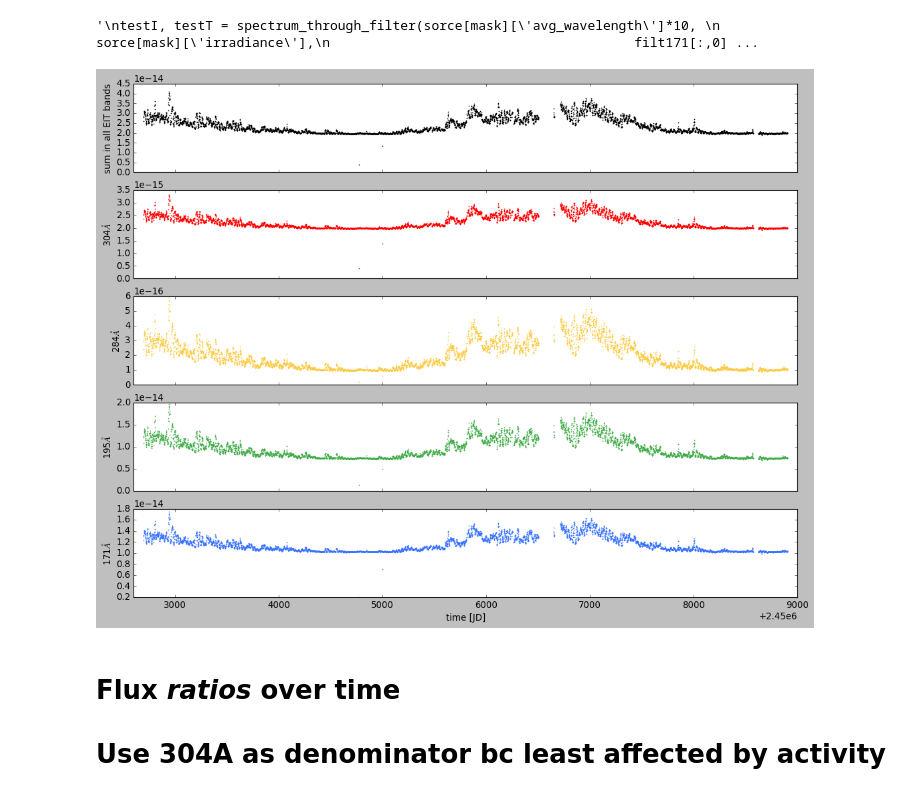
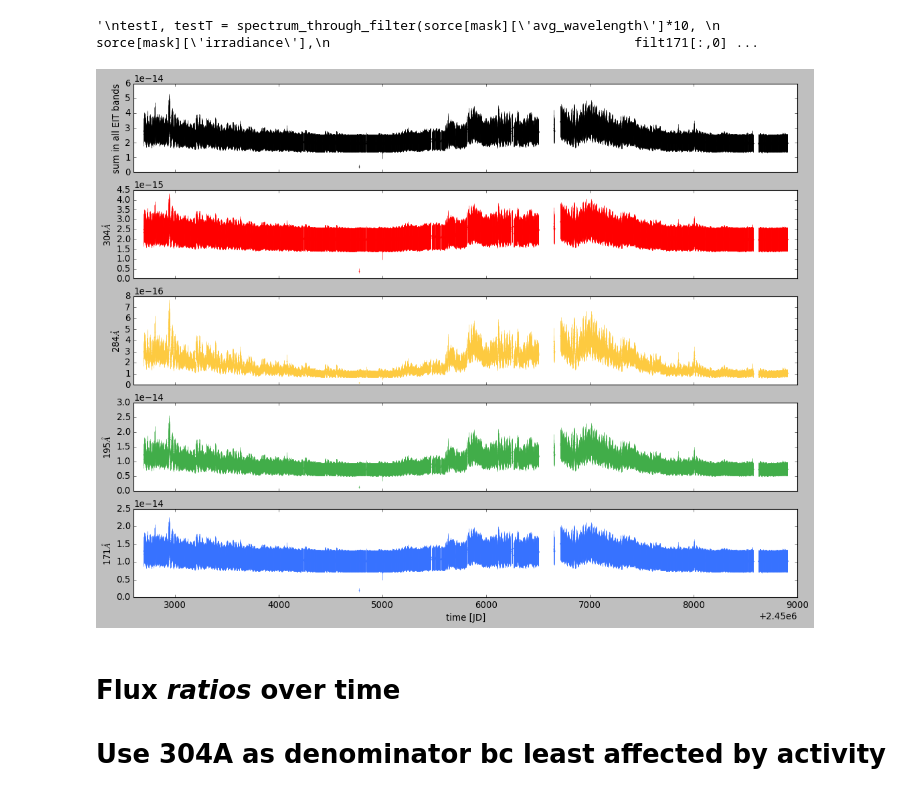
Before and after one commit to esandford/archivalSOHO, a Jupyter notebook: data/SORCE_fluxratios_overtime.ipynb, the cells around one changed output. Saved outputs shown, nothing was run; the diff lists cells and outputs as text; code cells hidden in the pictures.

Commit message:
propagated SORCE uncertainties, assuming a blanket 30% uncertainty for the XPS data points (see lab notebook pgs 191-192)

```diff
--- a/data/SORCE_fluxratios_overtime.ipynb
+++ b/data/SORCE_fluxratios_overtime.ipynb
@@ -267,8 +275,11 @@ def spectrum_through_filter(wavelength, flux, filterWavelength, filterTransmissi
     interpFlux = np.interp(filterWavelength, wavelength, flux)
     transmittedFlux = interpFlux*filterTransmission
 
-    #return interpFlux, transmittedFlux
-    return np.sum(transmittedFlux)
+    transmittedFlux_total = np.sum(transmittedFlux)
+    #assume blanket 30% flux uncertainty on XPS data (see lab notebook pgs 191-192)
+    transmittedFlux_total_unc = np.sum(0.3*interpFlux*filterTransmission)
+
+    return transmittedFlux_total, transmittedFlux_total_unc
 # %%
 """
 testI, testT = spectrum_through_filter(sorce[mask]['avg_wavelength']*10,
@@ -312,47 +323,53 @@ XPSsorce = sorce[XPSmask]
 uniqueDates = np.sort(np.unique(XPSsorce['jd']))
 numDates = len(uniqueDates)
 
-transmittedFlux = np.zeros((numDates, 6))
+transmittedFlux = np.zeros((numDates, 11))
 
 for i, d in enumerate(uniqueDates):
     mask = XPSsorce['jd'] == d
 
-    f171 = spectrum_through_filter(XPSsorce[mask]['avg_wavelength']*10, XPSsorce[mask]['irradiance'],filt171[:,0],filt171[:,1])
-    f195 = spectrum_through_filter(XPSsorce[mask]['avg_wavelength']*10, XPSsorce[mask]['irradiance'],filt195[:,0],filt195[:,1])
-    f284 = spectrum_through_filter(XPSsorce[mask]['avg_wavelength']*10, XPSsorce[mask]['irradiance'],filt284[:,0],filt284[:,1])
-    f304 = spectrum_through_filter(XPSsorce[mask]['avg_wavelength']*10, XPSsorce[mask]['irradiance'],filt304[:,0],filt304[:,1])
+    #assume blanket 30% flux uncertainty on XPS data (see lab notebook pgs 191-192)
+    f171, u171 = spectrum_through_filter(XPSsorce[mask]['avg_wavelength']*10, XPSsorce[mask]['irradiance'],filt171[:,0],filt171[:,1])
+    f195, u195 = spectrum_through_filter(XPSsorce[mask]['avg_wavelength']*10, XPSsorce[mask]['irradiance'],filt195[:,0],filt195[:,1])
+    f284, u284 = spectrum_through_filter(XPSsorce[mask]['avg_wavelength']*10, XPSsorce[mask]['irradiance'],filt284[:,0],filt284[:,1])
+    f304, u304 = spectrum_through_filter(XPSsorce[mask]['avg_wavelength']*10, XPSsorce[mask]['irradiance'],filt304[:,0],filt304[:,1])
 
-    fUV = spectrum_through_filter(XPSsorce[mask]['avg_wavelength']*10, XPSsorce[mask]['irradiance'],filterSumWavelengths,filterSumTransmission)
+    fUV, uUV = spectrum_through_filter(XPSsorce[mask]['avg_wavelength']*10, XPSsorce[mask]['irradiance'],filterSumWavelengths,filterSumTransmission)
 
     transmittedFlux[i,0] = d
     transmittedFlux[i,1] = f171
-    transmittedFlux[i,2] = f195
-    transmittedFlux[i,3] = f284
-    transmittedFlux[i,4] = f304
-    transmittedFlux[i,5] = fUV
+    transmittedFlux[i,2] = u171
+    transmittedFlux[i,3] = f195
+    transmittedFlux[i,4] = u195
+    transmittedFlux[i,5] = f284
+    transmittedFlux[i,6] = u284
+    transmittedFlux[i,7] = f304
+    transmittedFlux[i,8] = u304
+    transmittedFlux[i,9] = fUV
+    transmittedFlux[i,10] = uUV
 
-np.savetxt("./SORCE/SORCEfluxTransmittedThroughEITFilters.txt", transmittedFlux, fmt='%.18e', header = 'date[JD] transmitted_flux_171[arb.units] transmitted_flux_195[arb.units] transmitted_flux_284[arb.units] transmitted_flux_304[arb.units] transmitted_flux_sumEITBands[arb.units]')
+np.savetxt("./SORCE/SORCEfluxTransmittedThroughEITFilters.txt", transmittedFlux, fmt='%.18e', header = 'date[JD] transmitted_flux_171[arb.units] transmitted_flux_171_unc[arb.units] transmitted_flux_195[arb.units] transmitted_flux_195_unc[arb.units] transmitted_flux_284[arb.units] transmitted_flux_284_unc[arb.units] transmitted_flux_304[arb.units] transmitted_flux_304_unc[arb.units] transmitted_flux_sumEITBands[arb.units] transmitted_flux_sumEITBands_unc[arb.units]')
 # %%
 fig, axes = plt.subplots(5,1, sharex=True,figsize=(16,12))
-axes[0].plot(transmittedFlux[:,0], transmittedFlux[:,5],marker='.',ms=2,ls='None',color='k')
-axes[1].plot(transmittedFlux[:,0], transmittedFlux[:,4],marker='.',ms=2,ls='None',color='r')
-axes[2].plot(transmittedFlux[:,0], transmittedFlux[:,3],marker='.',ms=2,ls='None',color='#fdca40')
-axes[3].plot(transmittedFlux[:,0], transmittedFlux[:,2],marker='.',ms=2,ls='None',color='#41ad49')
-axes[4].plot(transmittedFlux[:,0], transmittedFlux[:,1],marker='.',ms=2,ls='None',color='#3772ff')
+axes[0].errorbar(transmittedFlux[:,0], transmittedFlux[:,9], transmittedFlux[:,10], marker='.',ms=2,ls='None',color='k',elinewidth=0.5,capsize=0)
+axes[1].errorbar(transmittedFlux[:,0], transmittedFlux[:,7], transmittedFlux[:,8], marker='.',ms=2,ls='None',color='r',elinewidth=0.5,capsize=0)
+axes[2].errorbar(transmittedFlux[:,0], transmittedFlux[:,5], transmittedFlux[:,6],marker='.',ms=2,ls='None',color='#fdca40',elinewidth=0.5,capsize=0)
+axes[3].errorbar(transmittedFlux[:,0], transmittedFlux[:,3], transmittedFlux[:,4],marker='.',ms=2,ls='None',color='#41ad49',elinewidth=0.5,capsize=0)
+axes[4].errorbar(transmittedFlux[:,0], transmittedFlux[:,1], transmittedFlux[:,2],marker='.',ms=2,ls='None',color='#3772ff',elinewidth=0.5,capsize=0)
 
 axes[0].set_ylabel("sum in all EIT bands")
 axes[1].set_ylabel(r"304$\AA$")
 axes[2].set_ylabel(r"284$\AA$")
 axes[3].set_ylabel(r"195$\AA$")
 axes[4].set_ylabel(r"171$\AA$")
 
 axes[4].set_xlabel("time [JD]")
 for ax in axes:
     ax.set_xlim(2452600, 2459000)
 #plt.show()
 plt.savefig("SORCEfluxTransmittedThroughEITFilters.pdf",bbox_inches='tight')
 # %% [output]
-[figure, old version]
+[figure, new version]
 # %% [markdown]
 # Flux *ratios* over time
 # Use 304A as denominator bc least affected by activity
```
Also changed, not shown: parts of 10 cells of this notebook, 2 other files.
